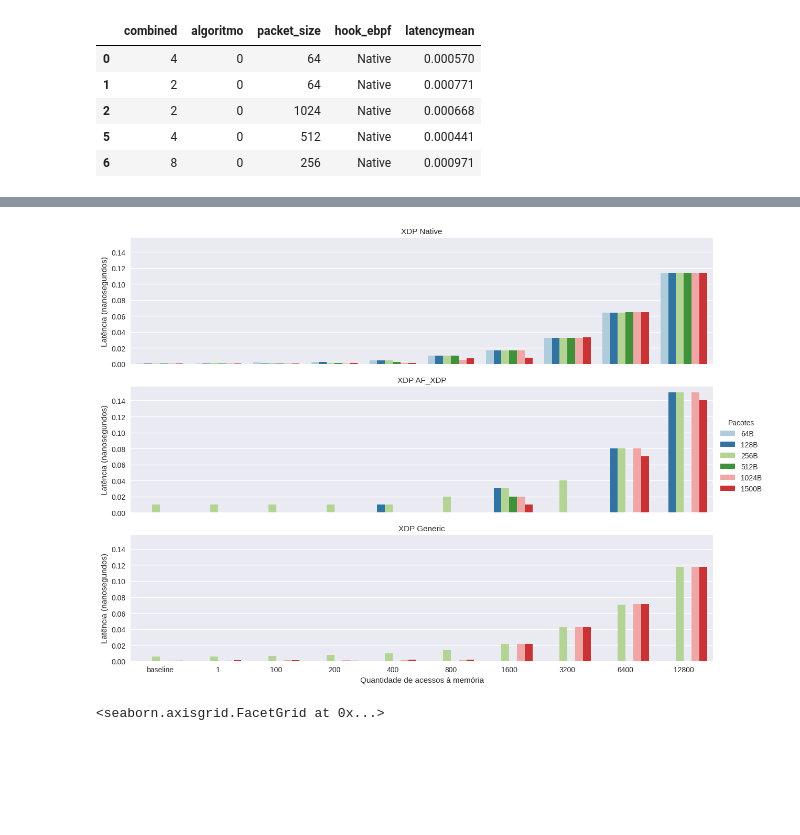
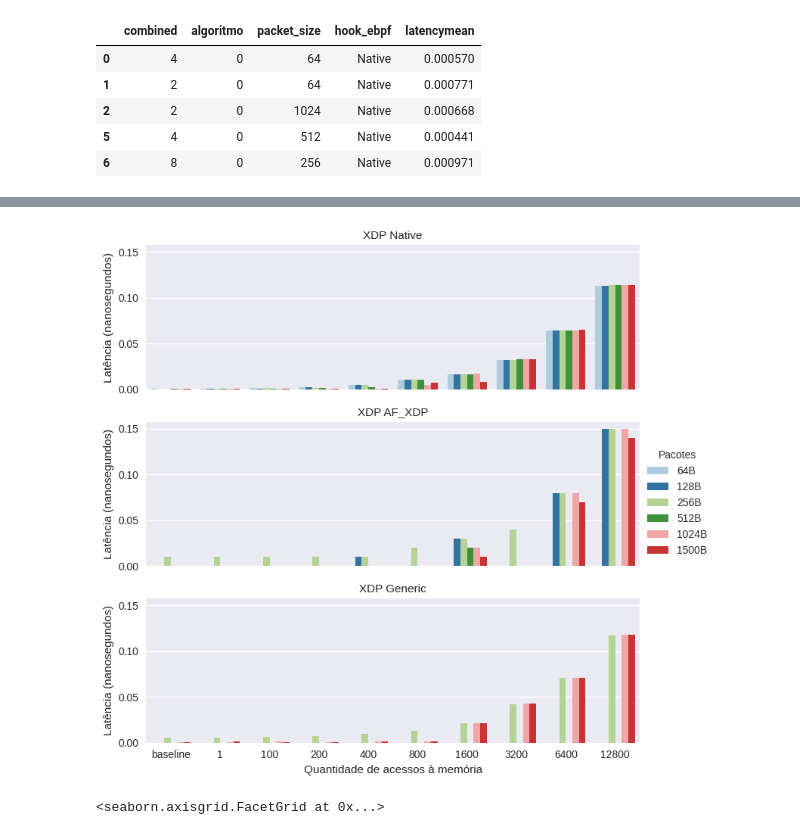
Before and after one commit to igor-capeletti/tcc_eBPF_XDP, a Jupyter notebook: scripts/python/gera_graficos_latencia.ipynb, the cells around one changed output, grey strips where cells are left out. Cells and saved outputs as stored; diff of their text form; code cells hidden in the pictures; blank space fills up the shorter version.

```diff
--- a/scripts/python/gera_graficos_latencia.ipynb
+++ b/scripts/python/gera_graficos_latencia.ipynb
@@ -146,35 +145,35 @@ df= df.sort_values(by=[eixo_x, hue,'hook_ebpf'], ascending=True)
 df = df.rename(columns={'packet_size': 'Pacotes'})
 
 df= df[df['combined'] == combined]
 df['Pacotes']= df['Pacotes'].astype(str)
 df['algoritmo']= df['algoritmo'].astype(str)
 df['algoritmo']= df['algoritmo'].replace('0','baseline')
 
 for i,j in zip(lista_pacotes,lista_alias_pacotes):
        df['Pacotes']= df['Pacotes'].replace(f'{i}',f'{j}')
 
 
 df= df[[eixo_x, eixo_y, 'Pacotes', 'hook_ebpf']]
 
 
 df.index= range(len(df))
 
 #grafico = sns.relplot(data=df, x=eixo_x, y=eixo_y, col='hook_ebpf', hue='Pacotes',
 #    kind="line", palette='Paired', col_wrap=1, marker='o', height= 3, aspect=12/3
 #)
 
 grafico = sns.catplot(data=df, x=eixo_x, y=eixo_y, col='hook_ebpf', hue='Pacotes',
-    kind="bar", palette='Paired', col_wrap=1, height= 3, aspect=12/3
+    kind="bar", palette='Paired', col_wrap=1, height= 2.5, aspect=6/2
 )
 
 grafico.set_ylabels("Latência (nanosegundos)")
 grafico.set_xlabels("Quantidade de acessos à memória")
 grafico.set_titles("XDP {col_name}")
 
 
 grafico.savefig(f'{raiz}/latencia_{hue}_x_{eixo_x}@combined_{combined}{format_imagens}')
 # %% [output]
-[figure, old version]
+[figure, new version]
 # %%
 eixo_x= 'algoritmo'
 eixo_y= 'latencymean'
```
Also changed, not shown: parts of 1 cell of this notebook, 19 other files.
